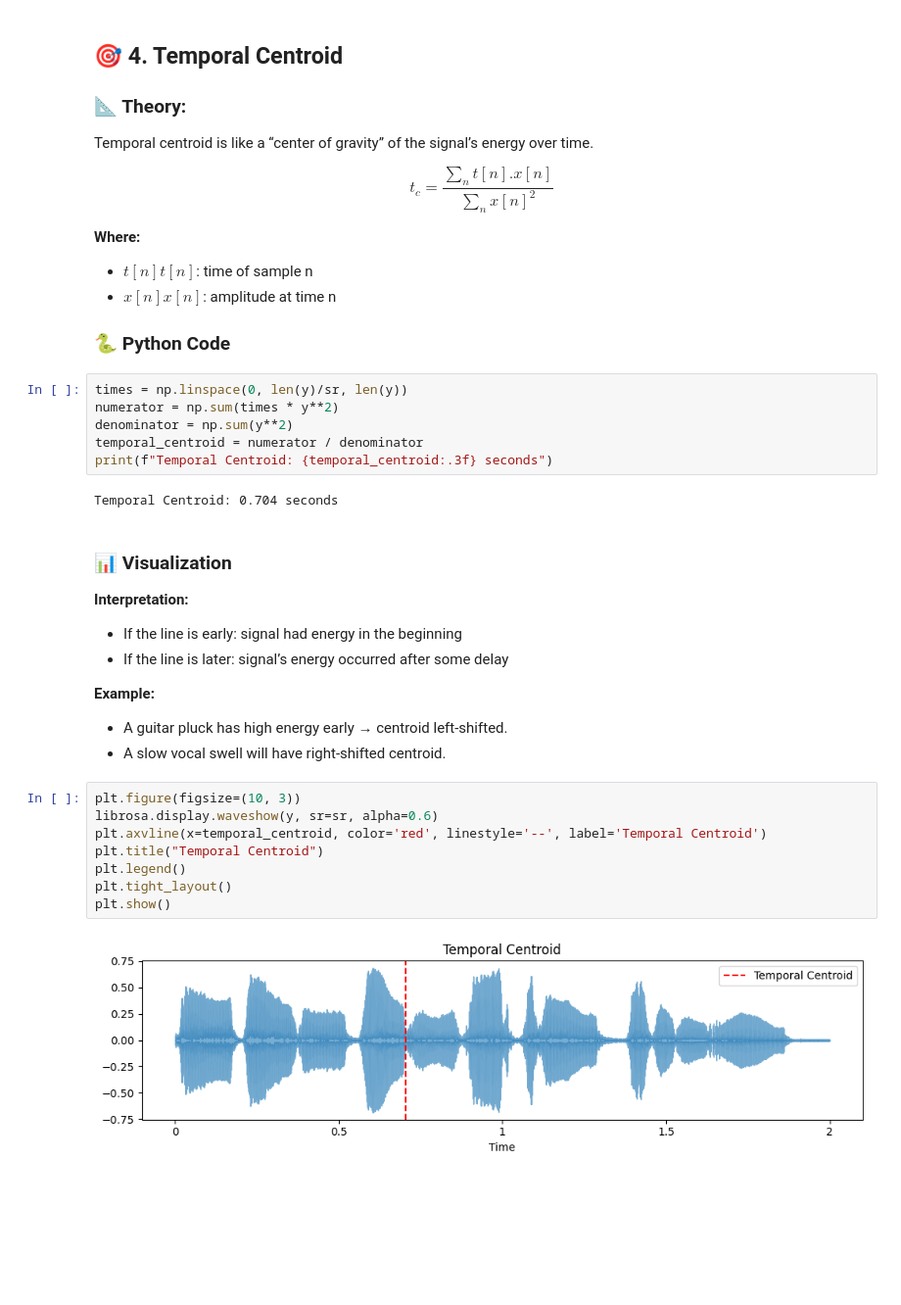
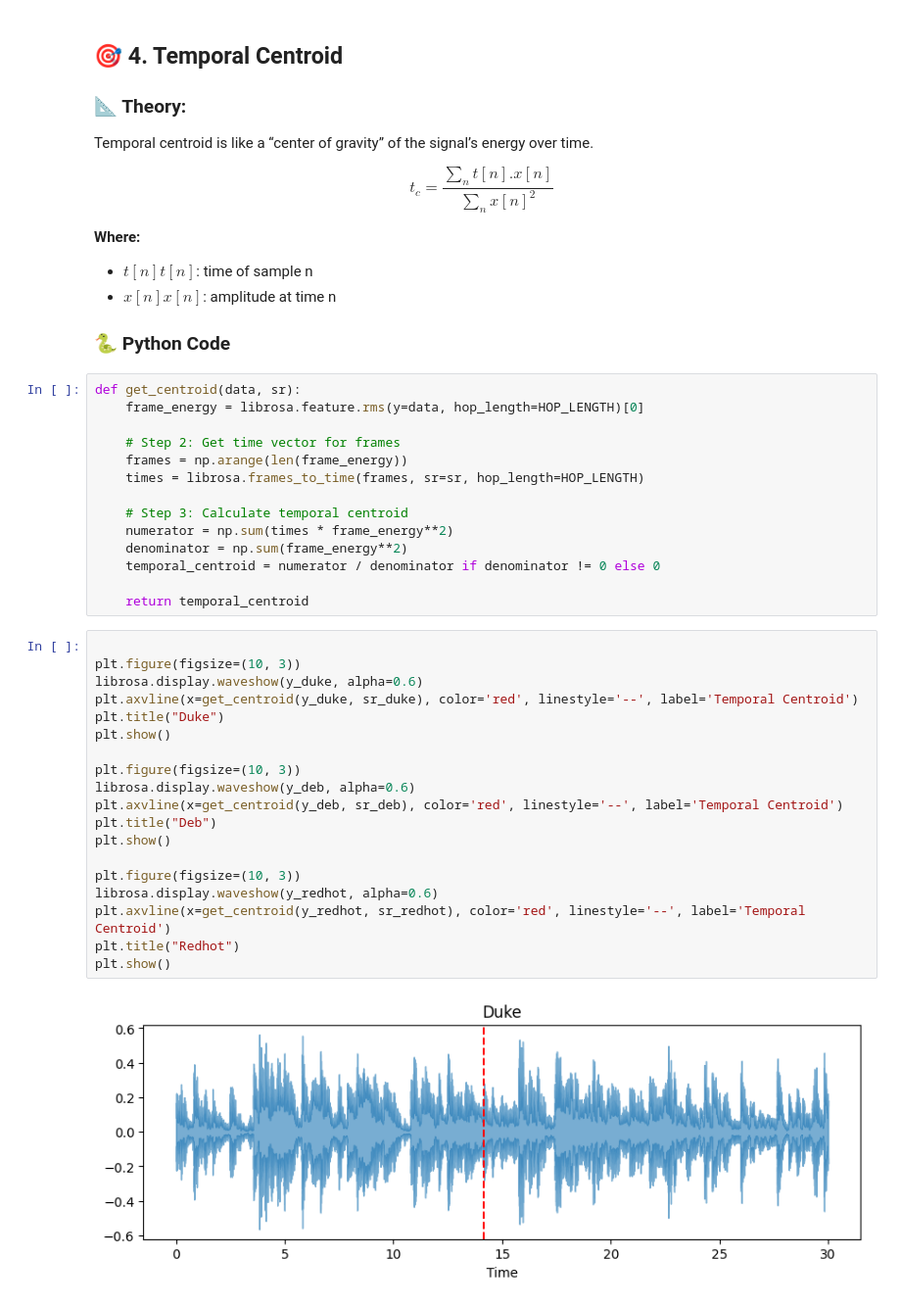
Before and after one commit to sbhusal123/audio-signal-processing, a Jupyter notebook: Feature Extraction And Engineering For Audio/Time Domain Features.ipynb, the cells around one changed output. Shown at 98% size. Cells and saved outputs as stored; diff of their text form; blank space fills up the shorter version.

```diff
--- a/Feature Extraction And Engineering For Audio/Time Domain Features.ipynb
+++ b/Feature Extraction And Engineering For Audio/Time Domain Features.ipynb
@@ -169,32 +228,38 @@ $$t_c= \frac{ \sum_n{t[n].x[n]} } {\sum_n{x[n]^2}} $$
 - $x[n]x[n]$: amplitude at time n
 
 ### 🐍 Python Code
-# %%
-times = np.linspace(0, len(y)/sr, len(y))
-numerator = np.sum(times * y**2)
-denominator = np.sum(y**2)
-temporal_centroid = numerator / denominator
-print(f"Temporal Centroid: {temporal_centroid:.3f} seconds")
-# %% [output]
-Temporal Centroid: 0.704 seconds
-# %% [markdown]
-### 📊 Visualization
-
-**Interpretation:**
-
-- If the line is early: signal had energy in the beginning
-- If the line is later: signal’s energy occurred after some delay
-
-**Example:**
-- A guitar pluck has high energy early → centroid left-shifted.
-- A slow vocal swell will have right-shifted centroid.
-# %%
-plt.figure(figsize=(10, 3))
-librosa.display.waveshow(y, sr=sr, alpha=0.6)
-plt.axvline(x=temporal_centroid, color='red', linestyle='--', label='Temporal Centroid')
-plt.title("Temporal Centroid")
-plt.legend()
-plt.tight_layout()
-plt.show()
-# %% [output]
-[figure, removed]
+# %%
+def get_centroid(data, sr):
+    frame_energy = librosa.feature.rms(y=data, hop_length=HOP_LENGTH)[0]
+
+    # Step 2: Get time vector for frames
+    frames = np.arange(len(frame_energy))
+    times = librosa.frames_to_time(frames, sr=sr, hop_length=HOP_LENGTH)
+
+    # Step 3: Calculate temporal centroid
+    numerator = np.sum(times * frame_energy**2)
+    denominator = np.sum(frame_energy**2)
+    temporal_centroid = numerator / denominator if denominator != 0 else 0
+
+    return temporal_centroid
+# %%
+
+plt.figure(figsize=(10, 3))
+librosa.display.waveshow(y_duke, alpha=0.6)
+plt.axvline(x=get_centroid(y_duke, sr_duke), color='red', linestyle='--', label='Temporal Centroid')
+plt.title("Duke")
+plt.show()
+
+plt.figure(figsize=(10, 3))
+librosa.display.waveshow(y_deb, alpha=0.6)
+plt.axvline(x=get_centroid(y_deb, sr_deb), color='red', linestyle='--', label='Temporal Centroid')
+plt.title("Deb")
+plt.show()
+
+plt.figure(figsize=(10, 3))
+librosa.display.waveshow(y_redhot, alpha=0.6)
+plt.axvline(x=get_centroid(y_redhot, sr_redhot), color='red', linestyle='--', label='Temporal Centroid')
+plt.title("Redhot")
+plt.show()
+# %% [output]
+[figure, added]
```
Also changed, not shown: parts of 17 cells of this notebook, 3 other files.
